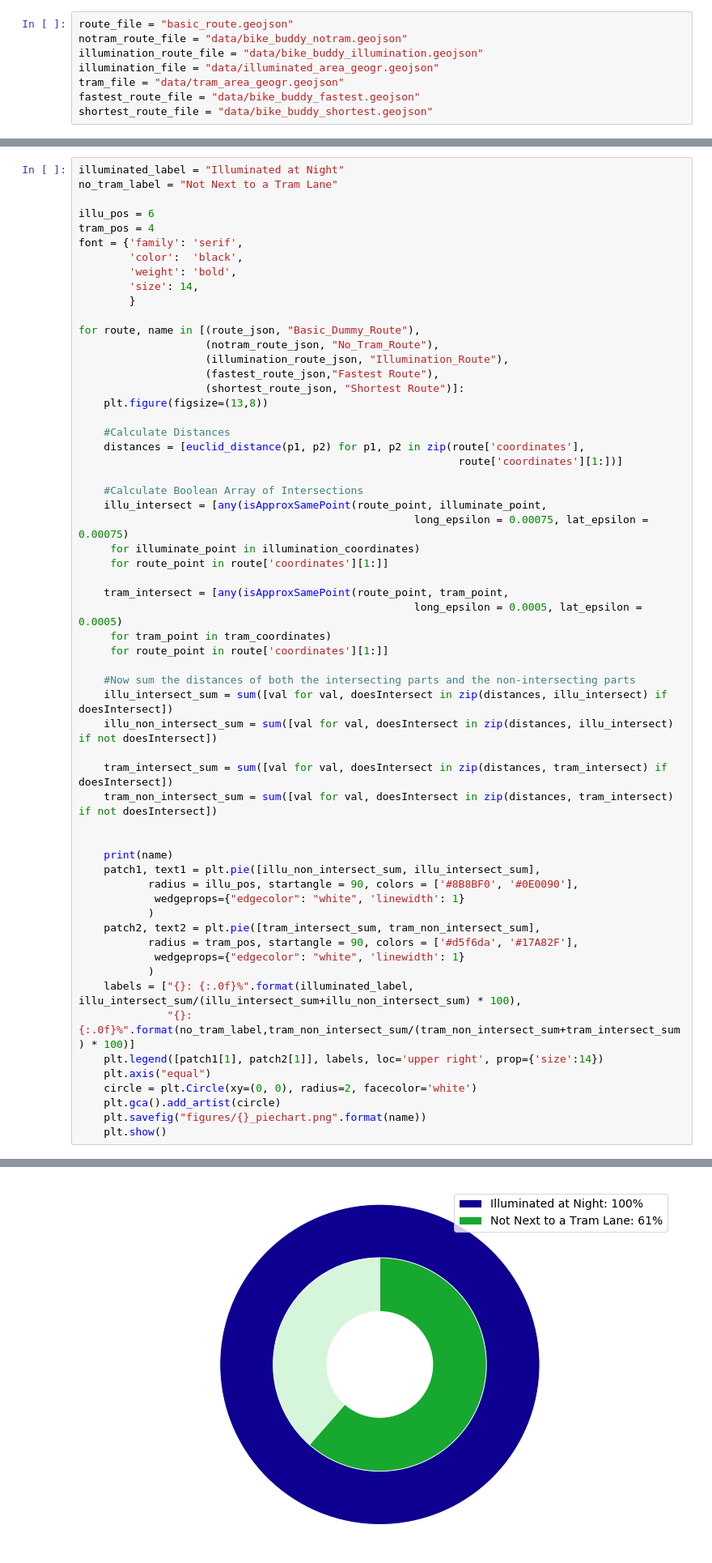
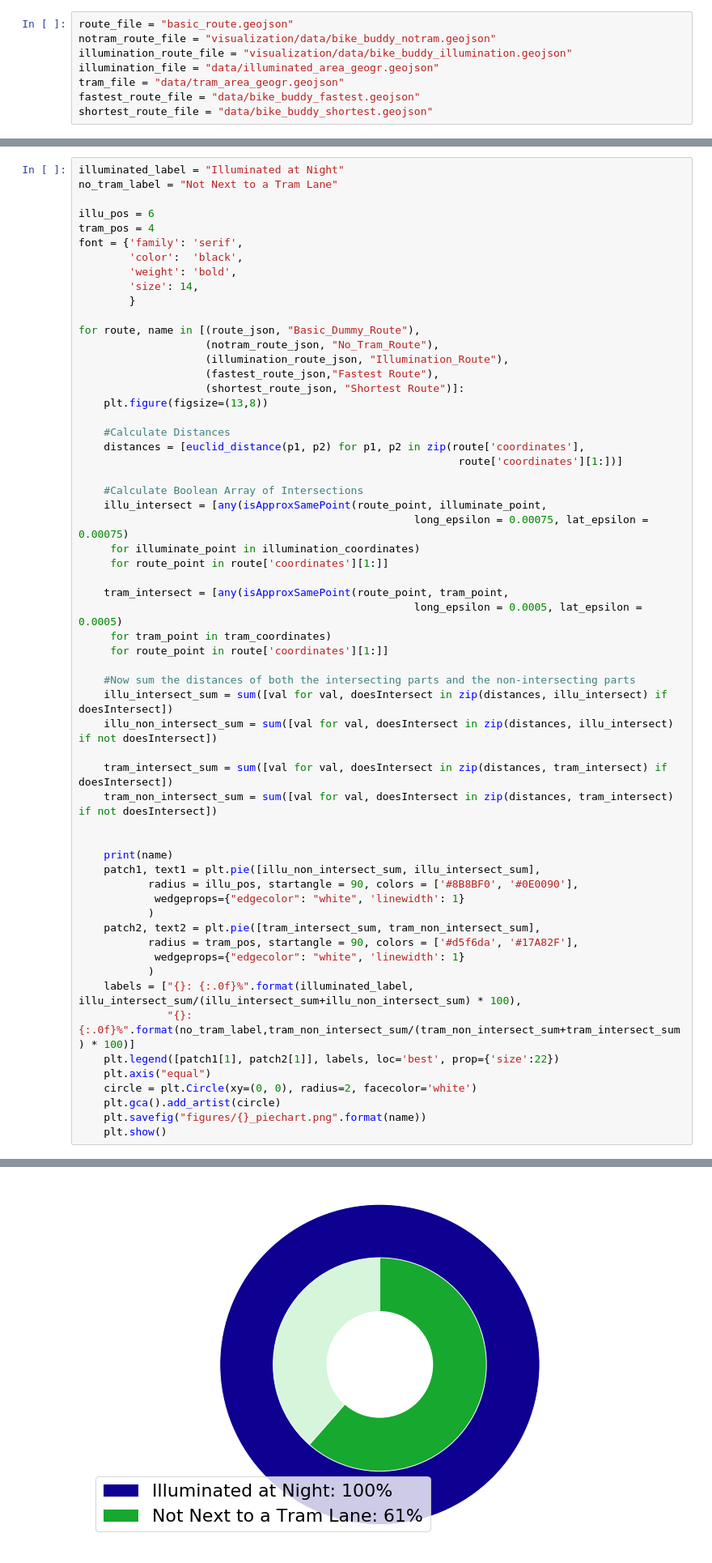
Before and after one commit to ClimathonHeidelberg/attractive-cyclist, a Jupyter notebook: Route_Statistics.ipynb, the cells around one changed output, grey strips where cells are left out. Shown at 81% size. Drawn from its saved outputs; the diff is of its cells as text.

Commit message:
Prettify some figures for presentation

```diff
--- a/Route_Statistics.ipynb
+++ b/Route_Statistics.ipynb
@@ -7,8 +7,8 @@ from math import sqrt
 ### Load the data:
 # %%
 route_file = "basic_route.geojson"
-notram_route_file = "data/bike_buddy_notram.geojson"
-illumination_route_file = "data/bike_buddy_illumination.geojson"
+notram_route_file = "visualization/data/bike_buddy_notram.geojson"
+illumination_route_file = "visualization/data/bike_buddy_illumination.geojson"
 illumination_file = "data/illuminated_area_geogr.geojson"
 tram_file = "data/tram_area_geogr.geojson"
 fastest_route_file = "data/bike_buddy_fastest.geojson"
@@ -153,33 +153,33 @@ for route, name in [(route_json, "Basic_Dummy_Route"),
                                                      long_epsilon = 0.0005, lat_epsilon = 0.0005)
      for tram_point in tram_coordinates)
      for route_point in route['coordinates'][1:]]
 
     #Now sum the distances of both the intersecting parts and the non-intersecting parts
     illu_intersect_sum = sum([val for val, doesIntersect in zip(distances, illu_intersect) if doesIntersect])
     illu_non_intersect_sum = sum([val for val, doesIntersect in zip(distances, illu_intersect) if not doesIntersect])
 
     tram_intersect_sum = sum([val for val, doesIntersect in zip(distances, tram_intersect) if doesIntersect])
     tram_non_intersect_sum = sum([val for val, doesIntersect in zip(distances, tram_intersect) if not doesIntersect])
 
 
     print(name)
     patch1, text1 = plt.pie([illu_non_intersect_sum, illu_intersect_sum],
            radius = illu_pos, startangle = 90, colors = ['#8B8BF0', '#0E0090'],
             wedgeprops={"edgecolor": "white", 'linewidth': 1}
            )
     patch2, text2 = plt.pie([tram_intersect_sum, tram_non_intersect_sum],
            radius = tram_pos, startangle = 90, colors = ['#d5f6da', '#17A82F'],
             wedgeprops={"edgecolor": "white", 'linewidth': 1}
            )
     labels = ["{}: {:.0f}%".format(illuminated_label, illu_intersect_sum/(illu_intersect_sum+illu_non_intersect_sum) * 100),
               "{}: {:.0f}%".format(no_tram_label,tram_non_intersect_sum/(tram_non_intersect_sum+tram_intersect_sum) * 100)]
-    plt.legend([patch1[1], patch2[1]], labels, loc='upper right', prop={'size':14})
+    plt.legend([patch1[1], patch2[1]], labels, loc='best', prop={'size':22})
     plt.axis("equal")
     circle = plt.Circle(xy=(0, 0), radius=2, facecolor='white')
     plt.gca().add_artist(circle)
     plt.savefig("figures/{}_piechart.png".format(name))
     plt.show()
 # %% [output]
 Basic_Dummy_Route
-[figure, old version]
+[figure, new version]
 No_Tram_Route
```
Also changed, not shown: parts of 1 cell of this notebook, 6 other files.
